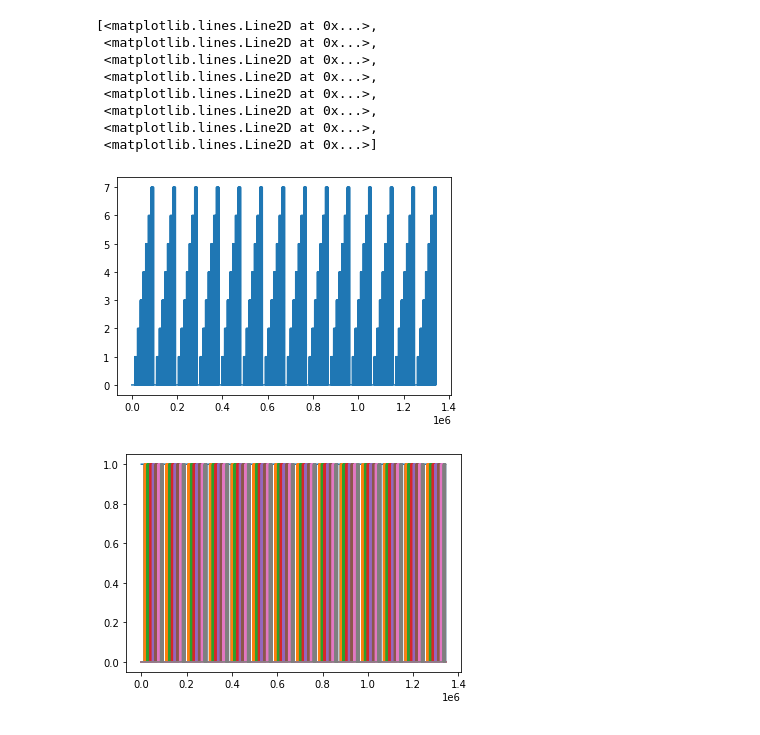
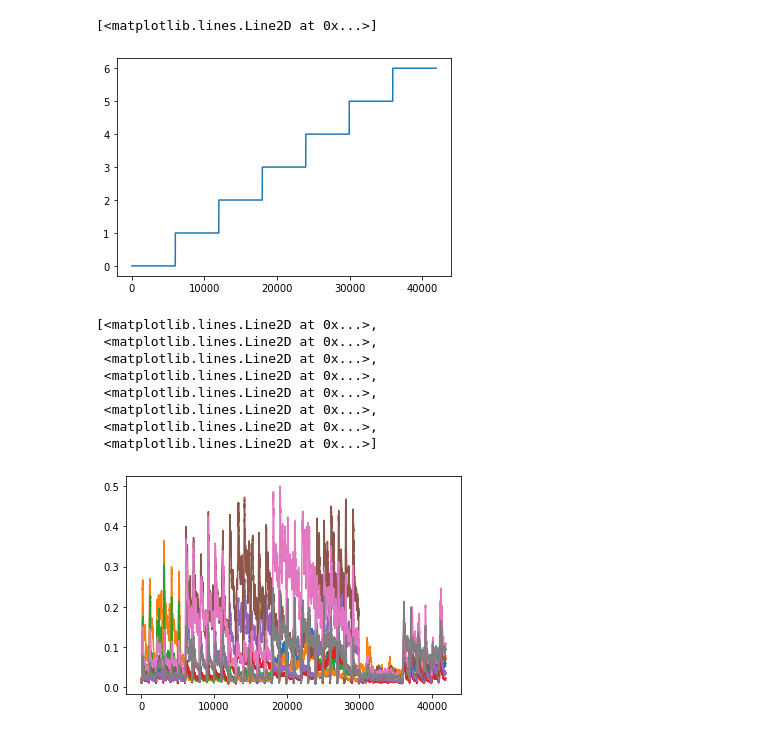
Before and after one commit to aljazfrancic/myo-keras, a Jupyter notebook: myo-keras.ipynb, the cells around one changed output. Saved outputs shown, nothing was run; the diff lists cells and outputs as text; code cells hidden in the pictures.

```diff
--- a/myo-keras.ipynb
+++ b/myo-keras.ipynb
@@ -22,12 +23,19 @@ def get_rms(data, n):
 def peel_labels(data):
     return data[:,:8], data[:,8]
 
-def get_values(seshes):
+def get_values(seshes, skip_hibernation):
     big_matrix = np.zeros((0, 9))
     for sesh in seshes:
         print(sesh[0])
         for gesture in range(8):
             matrix = np.genfromtxt(sesh[0] + "/" + str(gesture) + ".txt", delimiter=",")
-            rms = get_rms(matrix, 50)
+            rms = get_rms(matrix, 80)
+            #plt.figure()
+            #plt.plot(rms)
+            if skip_hibernation:
+                rms = rms[rms[:,8] != 0]
+                rms[:,8] -= 1
+            #plt.figure()
+            #plt.plot(rms)
             big_matrix = np.concatenate((big_matrix, rms), axis = 0)
     return big_matrix
@@ -34,13 +65,15 @@ def get_values(seshes):
 # %%
+#all sessions
+skip_hibernation = False
 readings = "../myo-readings-dataset/_readings/"
 seshes = list(os.walk(readings))[1:]
 np.random.shuffle(seshes)
 siz = len(seshes)
 split1 = int(0.6 * siz)
 split2 = int(0.8 * siz)
-train_set, valid_set, test_set = get_values(seshes[:split1]), \
-                                 get_values(seshes[split1:split2]), \
-                                 get_values(seshes[split2:])
+train_set, valid_set, test_set = get_values(seshes[:split1], skip_hibernation), \
+                                 get_values(seshes[split1:split2], skip_hibernation), \
+                                 get_values(seshes[split2:], skip_hibernation)
 
 train, train_labels = peel_labels(train_set)
 valid, valid_labels = peel_labels(valid_set)
@@ -70,16 +81,18 @@ cat_test_labels = keras.utils.to_categorical(test_labels)
 # %%
 plt.figure()
 plt.plot(test_labels)
-plt.figure()
-plt.plot(cat_test_labels)
 # %% [output]
-[<matplotlib.lines.Line2D at 0x...>,
- <matplotlib.lines.Line2D at 0x...>,
- <matplotlib.lines.Line2D at 0x...>,
- <matplotlib.lines.Line2D at 0x...>,
- <matplotlib.lines.Line2D at 0x...>,
- <matplotlib.lines.Line2D at 0x...>,
- <matplotlib.lines.Line2D at 0x...>,
- <matplotlib.lines.Line2D at 0x...>]
+[<matplotlib.lines.Line2D at 0x...>]
-[figure, old version]
+[figure, new version]
-[figure, removed]
+# %%
+plt.plot(train)
+# %% [output]
+[<matplotlib.lines.Line2D at 0x...>,
+ <matplotlib.lines.Line2D at 0x...>,
+ <matplotlib.lines.Line2D at 0x...>,
+ <matplotlib.lines.Line2D at 0x...>,
+ <matplotlib.lines.Line2D at 0x...>,
+ <matplotlib.lines.Line2D at 0x...>,
+ <matplotlib.lines.Line2D at 0x...>,
+ <matplotlib.lines.Line2D at 0x...>]
+[figure, added]
```
Also changed, not shown: parts of 17 cells of this notebook.
